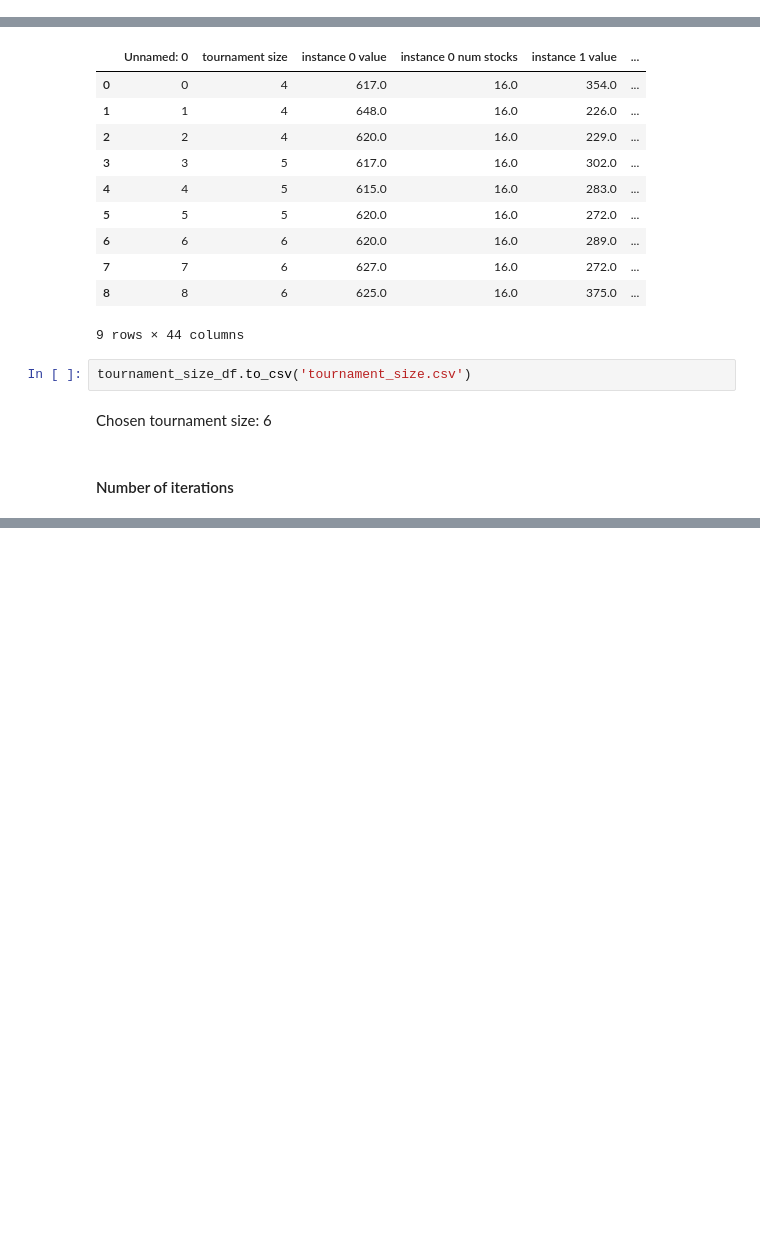
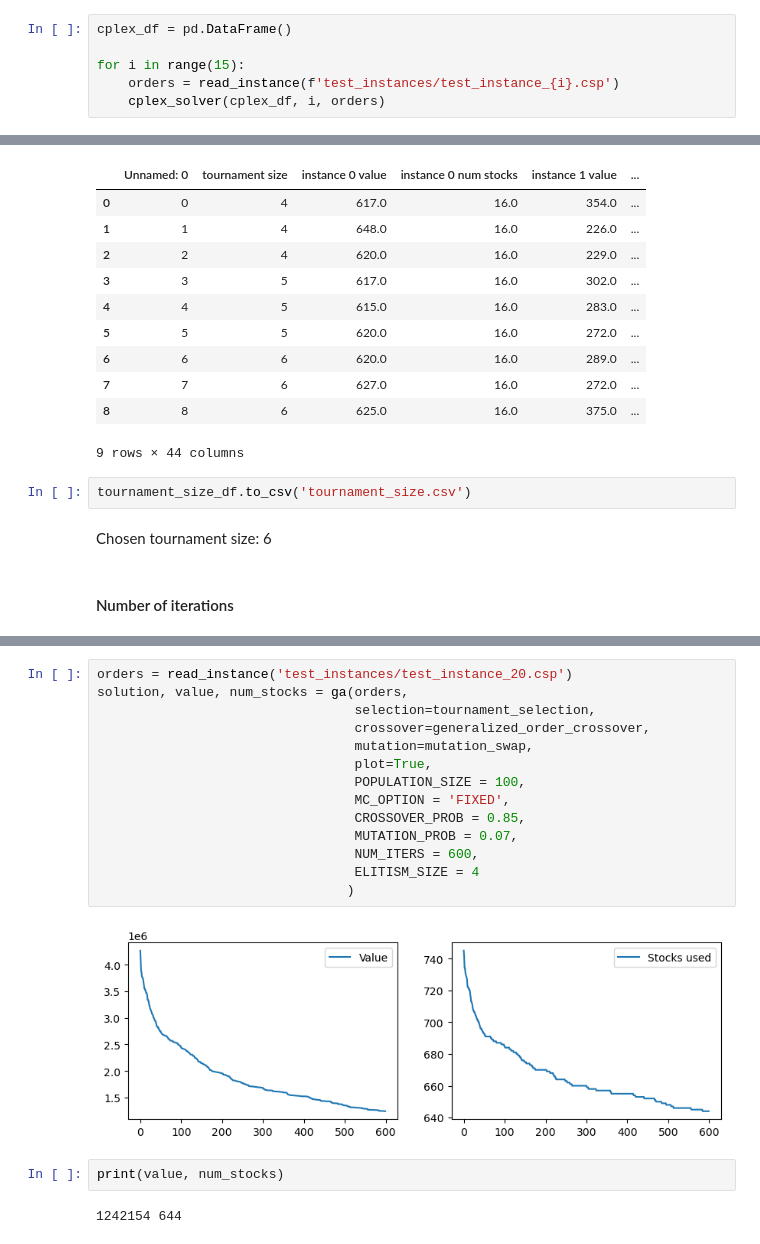
Before and after one commit to MilenkovicMaja/csp_optimization, a Jupyter notebook: csp.ipynb, the cells around one changed output, grey strips where cells are left out. Saved outputs shown, nothing was run; the diff lists cells and outputs as text; blank space fills up the shorter version.

Commit message:
SA, GA, CPLEX comparison

```diff
--- a/csp.ipynb
+++ b/csp.ipynb
@@ -41 +50,7 @@ print(solution.get_objective_value())
 299.0
+# %%
+cplex_df = pd.DataFrame()
+
+for i in range(15):
+    orders = read_instance(f'test_instances/test_instance_{i}.csp')
+    cplex_solver(cplex_df, i, orders)
@@ -1279,3 +1282,23 @@ plt.show()
 # %% [output]
 Instance: 21 / 21
 [figure]
+# %%
+orders = read_instance('test_instances/test_instance_20.csp')
+solution, value, num_stocks = ga(orders,
+                                 selection=tournament_selection,
+                                 crossover=generalized_order_crossover,
+                                 mutation=mutation_swap,
+                                 plot=True,
+                                 POPULATION_SIZE = 100,
+                                 MC_OPTION = 'FIXED',
+                                 CROSSOVER_PROB = 0.85,
+                                 MUTATION_PROB = 0.07,
+                                 NUM_ITERS = 600,
+                                 ELITISM_SIZE = 4
+                                )
+# %% [output]
+[figure, added]
+# %%
+print(value, num_stocks)
+# %% [output]
+1242154 644
```
Also changed, not shown: parts of 19 cells of this notebook, 2 other files.
